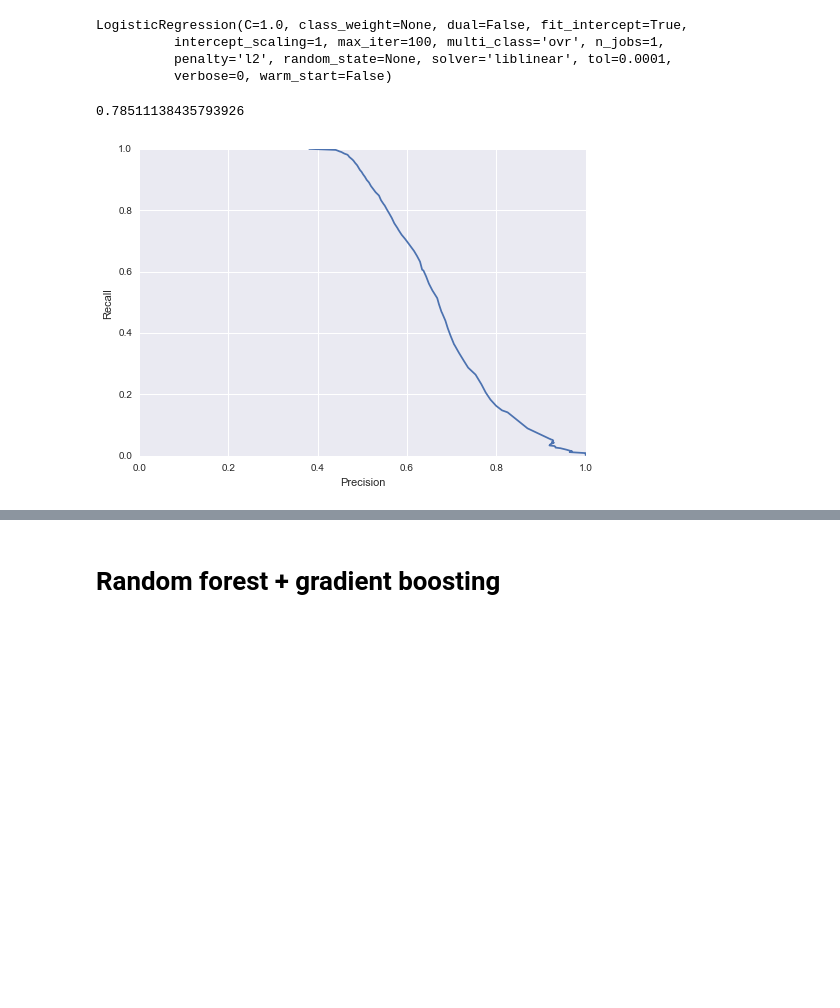
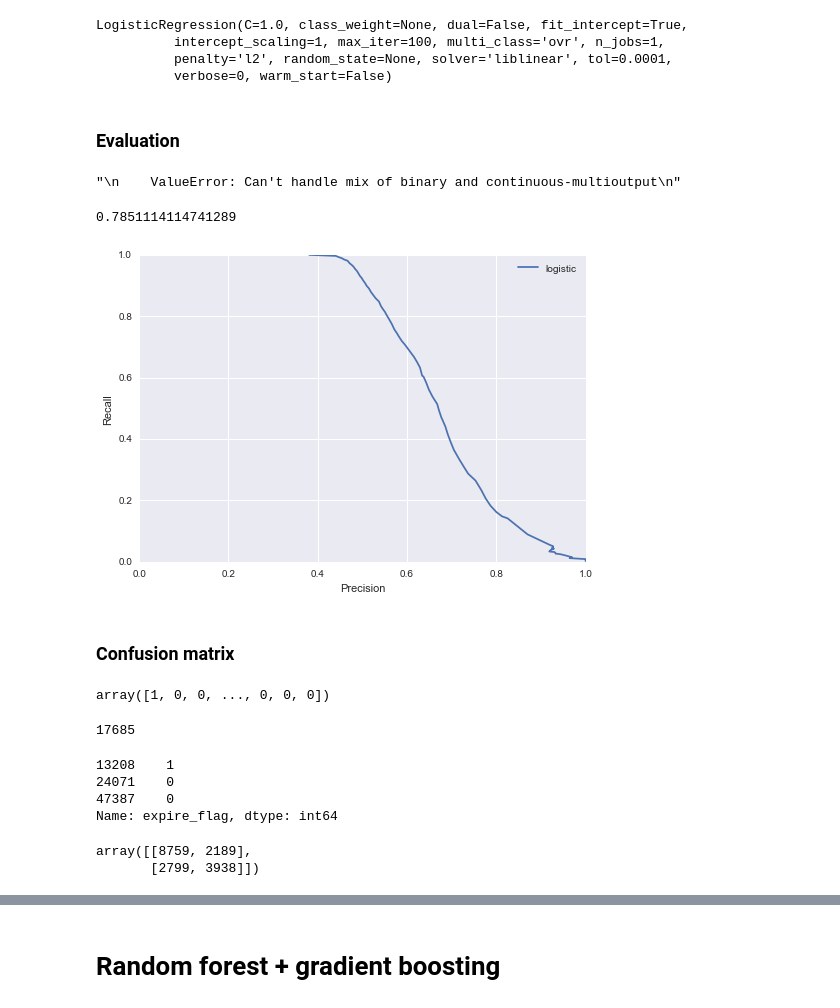
Before and after one commit to billiescodes/mortality_in_ICU, a Jupyter notebook: Model_1.ipynb, the cells around one changed output, grey strips where cells are left out. Saved outputs shown, nothing was run; the diff lists cells and outputs as text; code cells hidden in the pictures; blank space fills up the shorter version.

Commit message:
added a confusion matrix to Logistic model

```diff
--- a/Model_1.ipynb
+++ b/Model_1.ipynb
@@ -126,13 +145,23 @@ LogisticRegression(C=1.0, class_weight=None, dual=False, fit_intercept=True,
 y_pred_lr = lr_model.fit(X_train, y_train).predict_proba(X_test)
 # %%
 lr_vec = y_pred_lr[:,1]
+# %% [markdown]
+### Evaluation
 # %%
+"""
+    ValueError: Can't handle mix of binary and continuous-multioutput
+"""
 #accuracy_score(y_test, y_pred_lr, normalize=True)
+# %% [output]
+"\n    ValueError: Can't handle mix of binary and continuous-multioutput\n"
+# %%
+from sklearn.metrics import roc_auc_score
+roc_auc_score(y_test,lr_vec)
+# %% [output]
+0.7851114114741289
 # %%
-roc_auc_score(y_test,lr_vec)
+pr_curve(y_test, lr_vec,'logistic');
 # %% [output]
-0.78511138435793926
+[figure, added]
-# %%
-pr_curve(y_test, lr_vec,);
-# %% [output]
-[figure, removed]
+# %% [markdown]
+### Confusion matrix
@@ -138,0 +172,22 @@ pr_curve(y_test, lr_vec,);
+# %%
+prediction
+# %% [output]
+array([1, 0, 0, ..., 0, 0, 0])
+# %%
+prediction.size
+# %% [output]
+17685
+# %%
+y_test[:3]
+# %% [output]
+13208    1
+24071    0
+47387    0
+Name: expire_flag, dtype: int64
+# %%
+#imported above
+cm = confusion_matrix(y_test, prediction)
+cm
+# %% [output]
+array([[8759, 2189],
+       [2799, 3938]])
```
Also changed, not shown: parts of 19 cells of this notebook.
